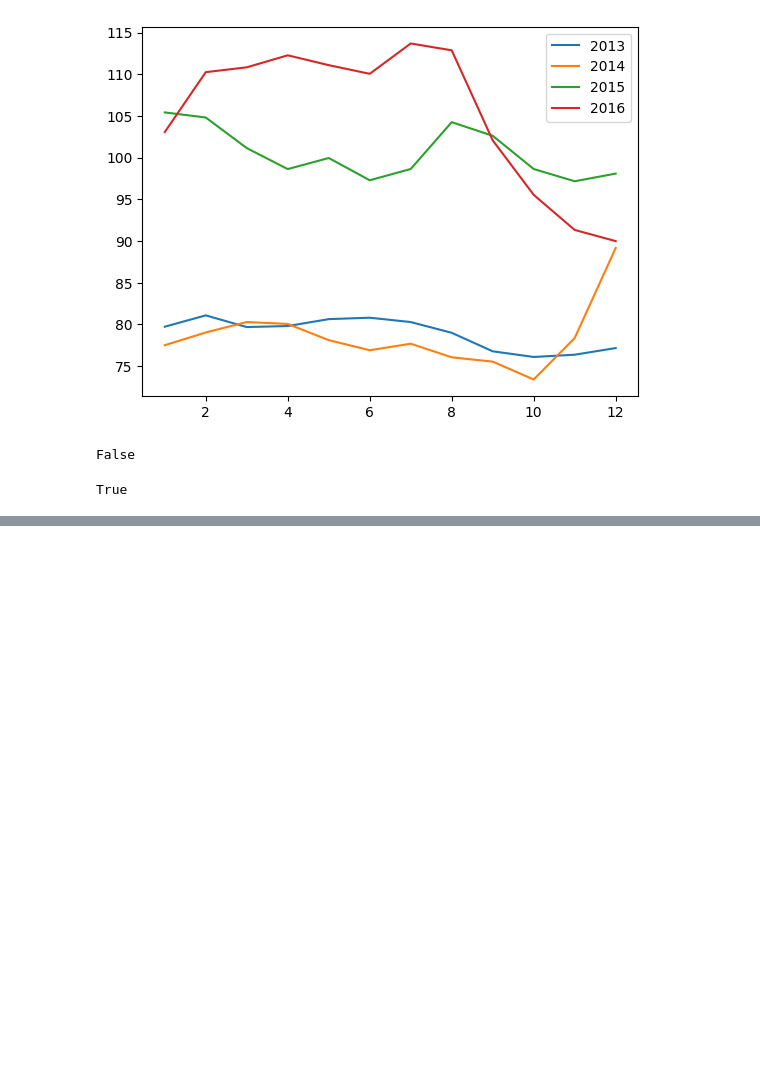
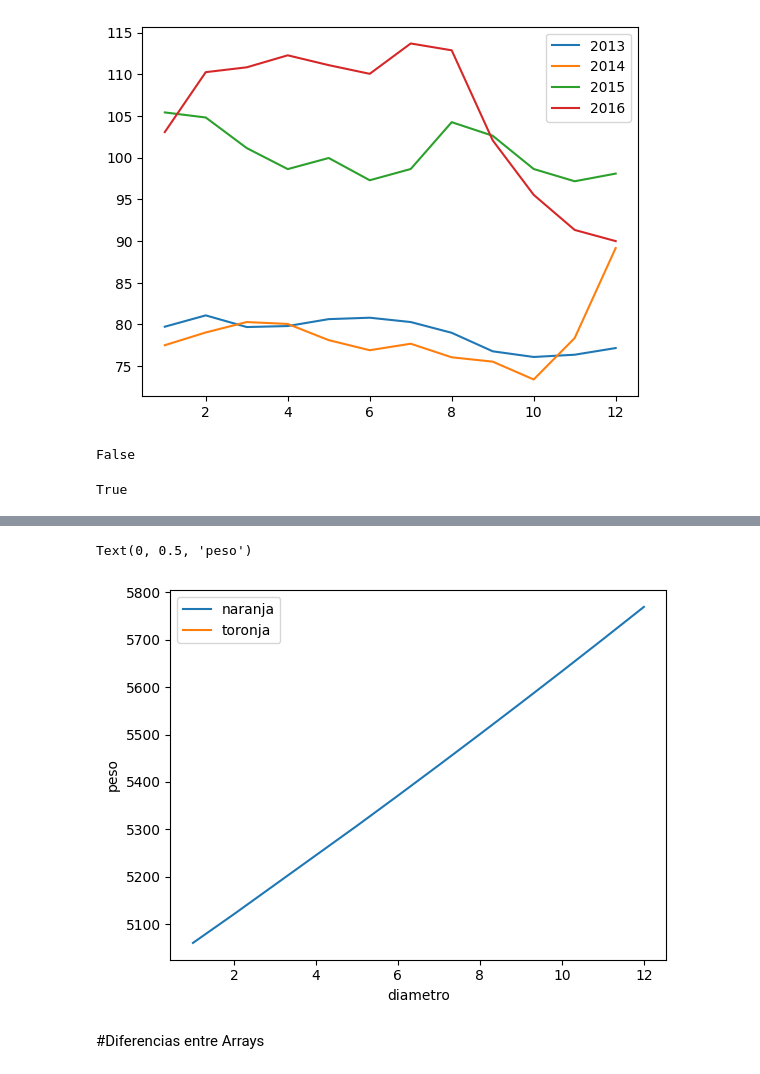
Before and after one commit to AngelTroncoso/Data_Science, a Jupyter notebook: 3_Numpy.ipynb, the cells around one changed output, grey strips where cells are left out. Cells and saved outputs as stored; diff of their text form; code cells hidden in the pictures; blank space fills up the shorter version.

```diff
--- a/3_Numpy.ipynb
+++ b/3_Numpy.ipynb
@@ -333,0 +438,19 @@ True
+# %%
+diametro_naranja = dato[:5000, 0]
+diametro_toronja = dato[5000:, 0]
+peso_naranja = dato[:5000, 1]
+peso_toronja = dato[5000:, 1]
+# %%
+import matplotlib.pyplot as plt
+
+plt.plot(diametro_naranja, peso_naranja)
+plt.plot(diametro_toronja, peso_toronja)
+plt.legend(['naranja', 'toronja'])
+plt.xlabel('diametro')
+plt.ylabel('peso')
+#
+# %% [output]
+Text(0, 0.5, 'peso')
+[figure, added]
+# %% [markdown]
+#Diferencias entre Arrays
```
Also changed, not shown: parts of 29 cells of this notebook.
